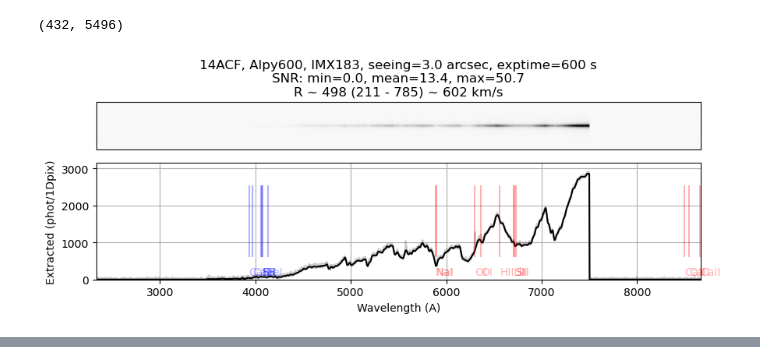
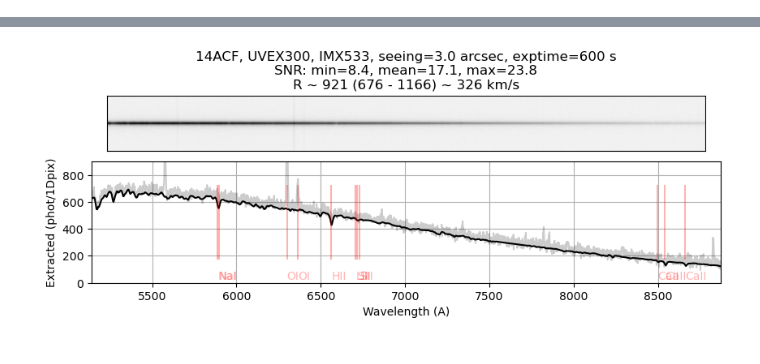
Before and after one commit to joshwalawender/SpecETC, a Jupyter notebook: Sandbox.ipynb, the cells around one changed output, grey strips where cells are left out. Drawn from its saved outputs; the diff is of its cells as text; code cells hidden in the pictures.

```diff
--- a/Sandbox.ipynb
+++ b/Sandbox.ipynb
@@ -33,5 +32,4 @@ WARNING: Source spectrum is tapered. [synphot.observation]
-# %%
-im, spec, var = SpecETC(star, sky, ACF14, Alpy600, IMX183, plot=True)
-# %% [output]
-(432, 5496)
-[figure, removed]
+# %%
+IMX533.exptime = 600*u.second
+im, spec, var = SpecETC(star, sky, ACF14, UVEX300, IMX533, plot=True)
+# %% [output]
@@ -37,0 +37 @@ im, spec, var = SpecETC(star, sky, ACF14, Alpy600, IMX183, plot=True)
+[figure, added]
```
Also changed, not shown: parts of 5 cells of this notebook.
